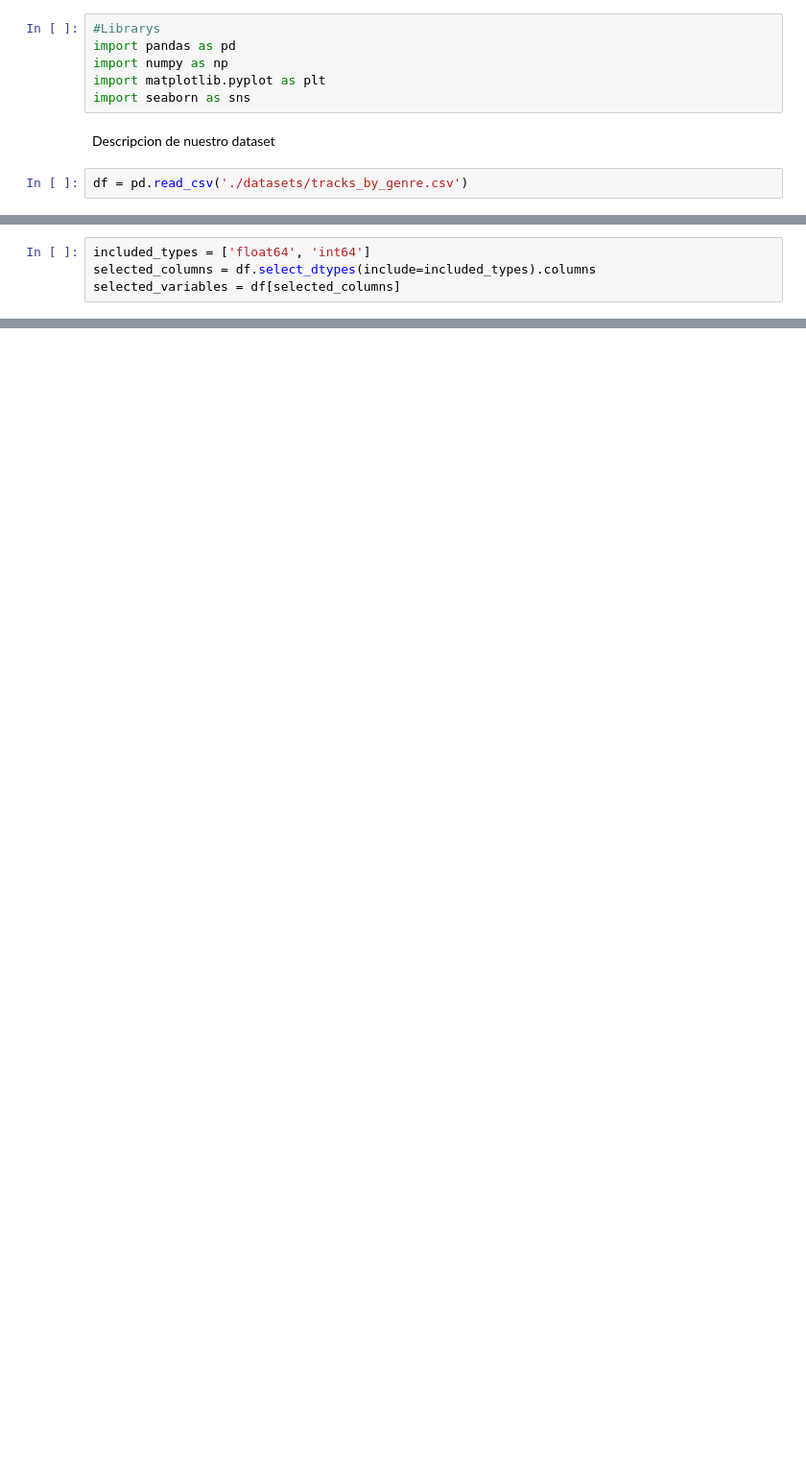
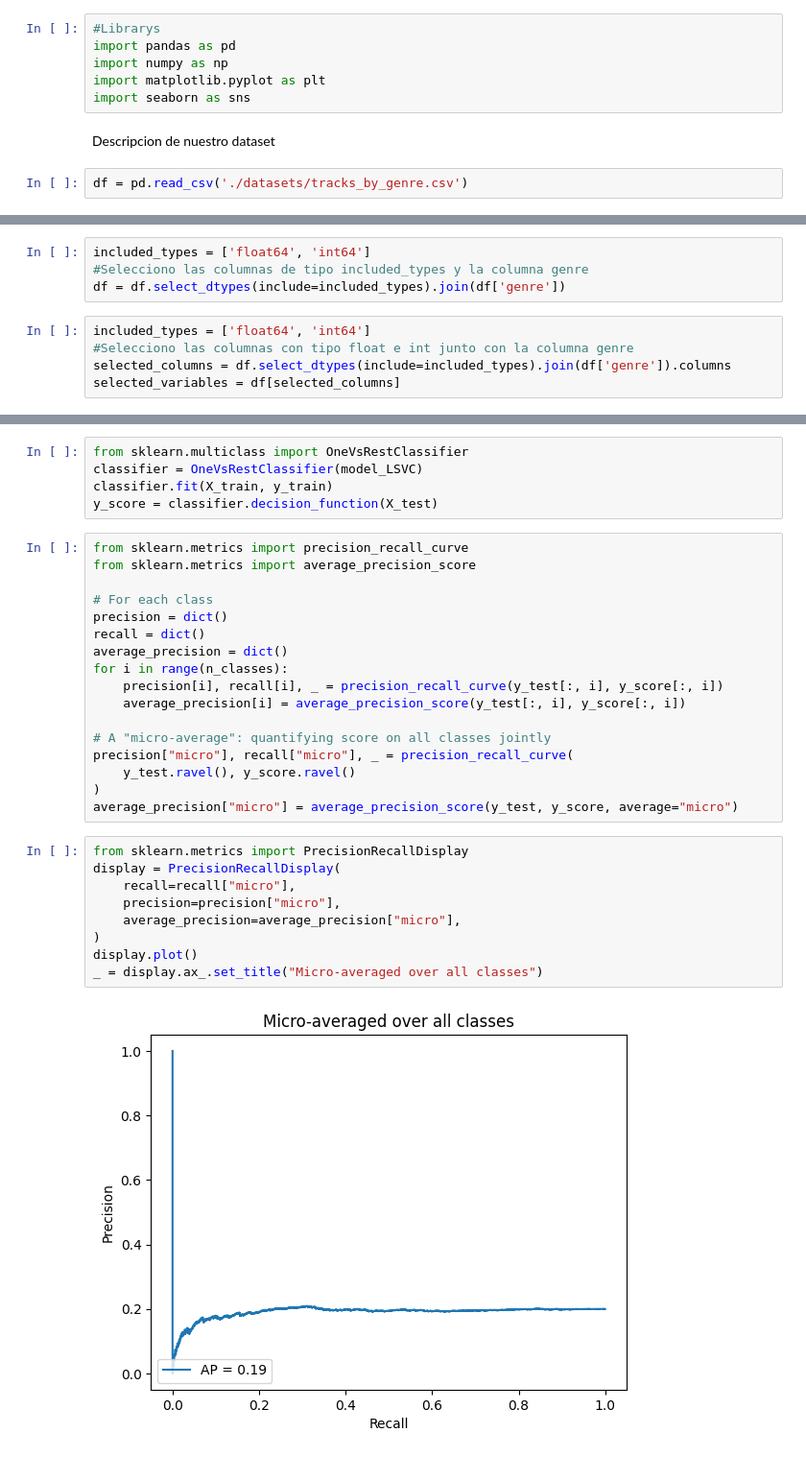
Before and after one commit to JaviCeRodriguez/IAA_tpfinal, a Jupyter notebook: Model.ipynb, the cells around one changed output, grey strips where cells are left out. Shown: that part at 96% size. Cells and saved outputs as stored; diff of their text form; blank space fills up the shorter version.

Commit message:
LinearSVC done (understand the metrics)

```diff
--- a/Model.ipynb
+++ b/Model.ipynb
@@ -59,4 +66,9 @@ df.shape
+# %%
+included_types = ['float64', 'int64']
+#Selecciono las columnas de tipo included_types y la columna genre
+df = df.select_dtypes(include=included_types).join(df['genre'])
 # %%
 included_types = ['float64', 'int64']
-selected_columns = df.select_dtypes(include=included_types).columns
+#Selecciono las columnas con tipo float e int junto con la columna genre
+selected_columns = df.select_dtypes(include=included_types).join(df['genre']).columns
 selected_variables = df[selected_columns]
@@ -64,0 +120,33 @@ selected_variables = df[selected_columns]
+# %%
+from sklearn.multiclass import OneVsRestClassifier
+classifier = OneVsRestClassifier(model_LSVC)
+classifier.fit(X_train, y_train)
+y_score = classifier.decision_function(X_test)
+# %%
+from sklearn.metrics import precision_recall_curve
+from sklearn.metrics import average_precision_score
+
+# For each class
+precision = dict()
+recall = dict()
+average_precision = dict()
+for i in range(n_classes):
+    precision[i], recall[i], _ = precision_recall_curve(y_test[:, i], y_score[:, i])
+    average_precision[i] = average_precision_score(y_test[:, i], y_score[:, i])
+
+# A "micro-average": quantifying score on all classes jointly
+precision["micro"], recall["micro"], _ = precision_recall_curve(
+    y_test.ravel(), y_score.ravel()
+)
+average_precision["micro"] = average_precision_score(y_test, y_score, average="micro")
+# %%
+from sklearn.metrics import PrecisionRecallDisplay
+display = PrecisionRecallDisplay(
+    recall=recall["micro"],
+    precision=precision["micro"],
+    average_precision=average_precision["micro"],
+)
+display.plot()
+_ = display.ax_.set_title("Micro-averaged over all classes")
+# %% [output]
+[figure, added]
```
Also changed, not shown: parts of 14 cells of this notebook.
